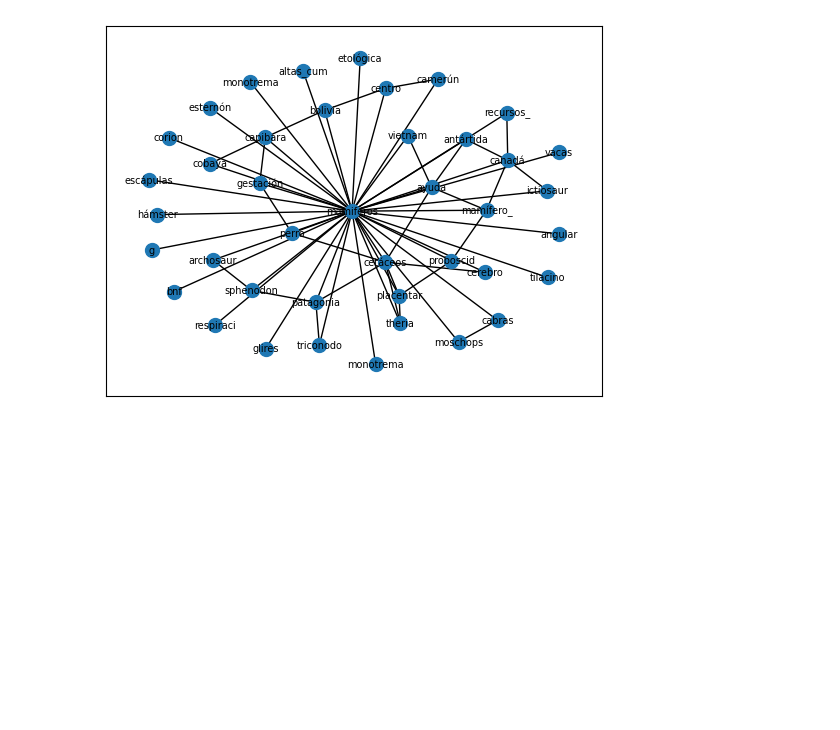
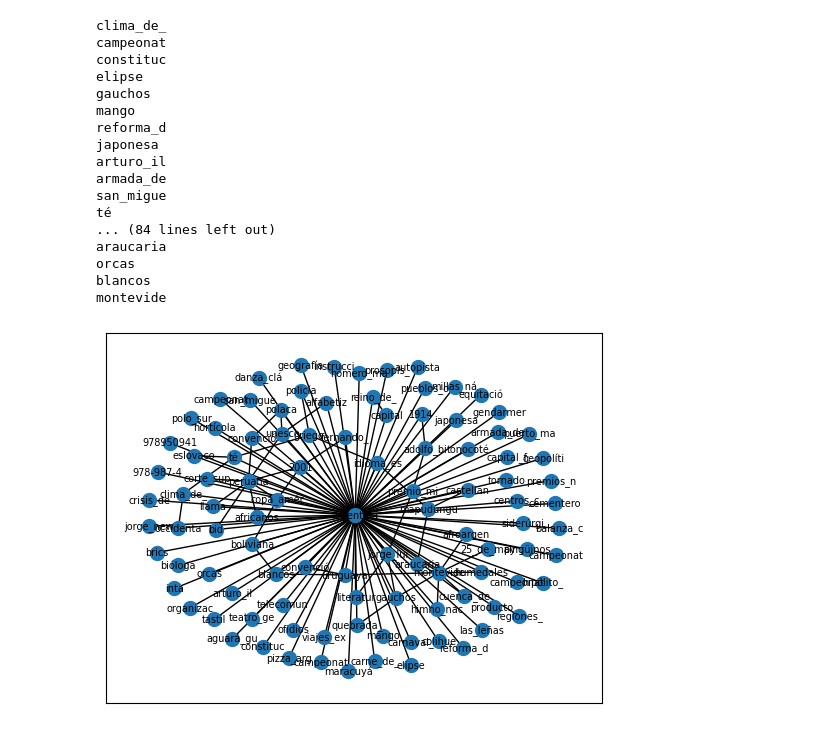
Before and after one commit to ValentinPg/tp-mate3, a Jupyter notebook: prueba.ipynb, the cells around one changed output. Drawn from its saved outputs; the diff is of its cells as text; code cells hidden in the pictures; blank space fills up the shorter version.

```diff
--- a/prueba.ipynb
+++ b/prueba.ipynb
@@ -34,8 +44,12 @@ class Nodo():
         prefijo_wiki = "https://es.wikipedia.org/wiki/"
         url = prefijo_wiki + nombre
 
-        #obtengo la pagina
-        page = rq.get(url)
+        # Me fijo si esta ne mi base de datos de urls
+        if self.nombre in guardados.keys():
+            page = guardados[self.nombre]
+        else:
+            page = rq.get(url)
+            guardados[self.nombre] = page
 
         #la parseo en un objeto
         soup = BeautifulSoup(page.content, "html.parser")
@@ -78,26 +92,26 @@ class Nodo():
 ######### Ejemplo con encadenamiento ###############
 
 #lista que va a tener todos los nodos del grafico
-nodos = list()
+nodos = set()
 # lista que contiene los vertices
 vertices = list()
 
+
+
 #nodo central
-nodo_maestro = Nodo("argentina")
+nodo_maestro = Nodo("mamiferos")
 # lo agrego a la lista con todos los nodos
-nodos.append(nodo_maestro)
+nodos.add(nodo_maestro)
 
 
 # obtengo un nodo aleatorio
 nodo = Nodo(list(nodo_maestro.palabras)[random.randrange(0,len(nodo_maestro.palabras))])
 # nodo que me va a servir para saber que nodo referencia a cual
 nodo_anterior = nodo_maestro
-
 # voy a ejecutar 50 "queries"
 for i in range(50):
     # lo agrego a la lista d enodos
-    nodos.append(nodo)
-    # lo imprimo para saber nada mas
+    nodos.add(nodo)
     print(nodo.nombre)
     # agrego el link entre el ndodo buscado y el nodo de donde salió
     vertices.append((nodo_anterior, nodo)) #REVISAR ESTO, pq no funciona sin?
@@ -118,11 +132,14 @@ for i in range(50):
 
 
 
+
 # creo el grafo
 grafo = nx.Graph()
-# uso un set para eliminar repeticiones
-nodos = set(nodos)
 grafo.add_nodes_from(list(nodos))
 grafo.add_edges_from(vertices)
 nx.draw_networkx(grafo, with_labels=True, node_size=100, font_size = 7)
+
+# para actualizar la lista de paginas (DEJAR COMENTADO)
+# with open("data.pickle", "wb") as f:
+#     pickle.dump(guardados,f)
 # %% [output]
@@ -147,32 +157,58 @@ hopkins
 # %%
 ####### EJEMPLO ramificacion CENTRAL ##########
 
 # Mi centro del grafo, de acá vana salir todas las paginas
-nodo_central = Nodo("mamiferos")
+nodo_central = Nodo("argentina")
 
 # Nodos
 n1 = list()
 
 # veritces
 v = list()
 
 # ramas
-for i in range(40):
+for i in range(100):
     nodo = Nodo(random.choice(list(nodo_central.palabras)))
+    print(nodo)
     # checkeo las conexiones con otros nodos
     for j in n1:
         if nodo.nombre in j.palabras:
             v.append((nodo, j))
     # lo agrego a los nodos a dibujar
     n1.append(nodo)
+
+
 
 # los uno todos con el nodo central, que es de donde salen
 for nodo in n1:
     v.append((nodo, nodo_central))
 
 grafo = nx.Graph()
 grafo.add_nodes_from(list(n1))
 grafo.add_edges_from(v)
 nx.draw_networkx(grafo, with_labels=True, node_size=100, font_size = 7)
+
+
+# para actualizar la lista de paginas (DEJAR COMENTADO)
+# para actualizar la lista de paginas
+# with open("data.pickle", "wb") as f:
+#     pickle.dump(guardados,f)
 # %% [output]
+clima_de_
+campeonat
+constituc
+elipse
+gauchos
+mango
+reforma_d
+japonesa
+arturo_il
+armada_de
+san_migue
+té
+... (84 lines left out)
+araucaria
+orcas
+blancos
+montevide
-[figure, old version]
+[figure, new version]
```
Also changed, not shown: parts of 3 cells of this notebook, 1 other file.
